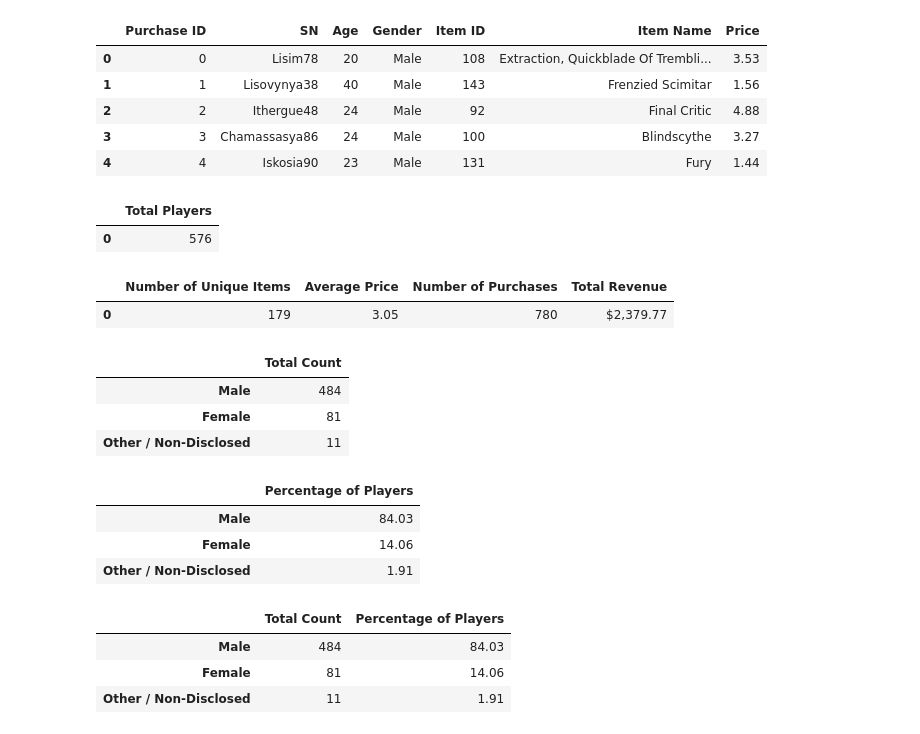
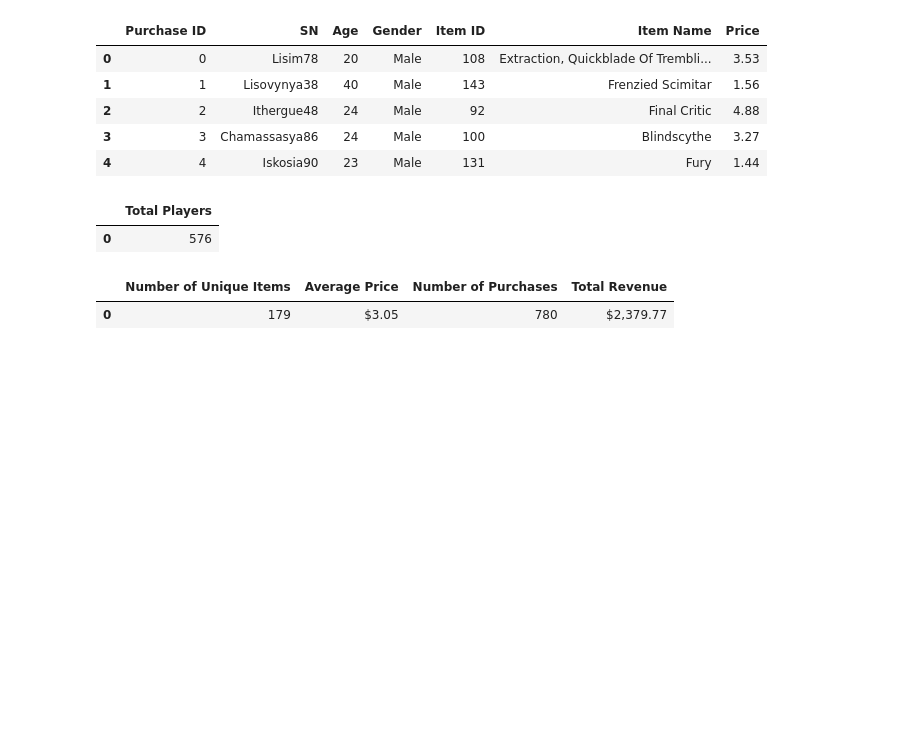
Before and after one commit to kamanzim/pandas-challenge, a Jupyter notebook: HeroesOfPymoli/HeroesOfPymoli_HW.ipynb, the cells around one changed output. Saved outputs shown, nothing was run; the diff lists cells and outputs as text; code cells hidden in the pictures; blank space fills up the shorter version.

```diff
--- a/HeroesOfPymoli/HeroesOfPymoli_HW.ipynb
+++ b/HeroesOfPymoli/HeroesOfPymoli_HW.ipynb
@@ -24,75 +24,18 @@ pd.DataFrame({"Total Players": [total_players]})
 |  | Total Players |
 | 0 | 576 |
 # %%
-# counting unique values in the Item ID column
+# Counting unique values in the Item ID column
+# Calculating the average price using the mean function and rounding it to two decimals using the round function
+# Calculating the number of purchases using the length function
+# Calculating the sum of the Price column using the sum function
+# Printing the results into a table (rounded) and printing the total revenue using f-strings
+
 unique_items = len(pd.unique(hop_df['Item ID']))
-
-# calculating the average price using the mean function and rounding it to two decimals using the round function
 average_price= round(hop_df['Price'].mean(), 2)
-
-# calculating the number of purchases using the length function
 purchases_number = len(hop_df['Price'])
-
-# calculating the sum of the Price column using the sum function
 total_revenue = hop_df['Price'].sum()
-
-# printing the results into a table (rounded and printed the total revenue using f-strings)
-pd.DataFrame({"Number of Unique Items": [unique_items], "Average Price": [average_price], "Number of Purchases": purchases_number,
+pd.DataFrame({"Number of Unique Items": [unique_items], "Average Price": ["$"'{:,.2f}'.format(average_price)], "Number of Purchases": purchases_number,
              "Total Revenue": ["$"'{:,.2f}'.format(total_revenue)]})
 # %% [output]
 |  | Number of Unique Items | Average Price | Number of Purchases | Total Revenue |
-| 0 | 179 | 3.05 | 780 | $2,379.77 |
+| 0 | 179 | $3.05 | 780 | $2,379.77 |
-# %%
-# recreating the csv file by removing all duplicates using the drop duplicates function and by specifying which column to use the function on
-unique_players_df = hop_df.drop_duplicates(subset='SN')
-
-# calculate the total count of all values in the Gender column using the len function
-total_gender_count = len(unique_players_df['Gender'])
-
-# calculating the count of every unique values in the Gender column using the value_counts function
-total_gender_value_count = unique_players_df['Gender'].value_counts()
-
-# calculating the percentage of the count of every unique values in the Gender column
-total_percentage_count = (total_gender_value_count / total_gender_count) * 100
-
-# rounding the percentage to 2 decimal places
-rounded_percentage = total_percentage_count.round(decimals=2)
-
-# converting the first series to frame
-table1_df = total_gender_value_count.to_frame()
-
-# renaming the header of the column to "Total Count"
-table1_df.rename(columns = {'Gender':'Total Count'}, inplace = True)
-
-# printing the first table
-table1_df.head()
-# %% [output]
-|  | Total Count |
-| Male | 484 |
-| Female | 81 |
-| Other / Non-Disclosed | 11 |
-# %%
-# converting the second series to frame
-table2_df = rounded_percentage.to_frame()
-
-# renaming the header of the column to "Percentage of Players"
-table2_df.rename(columns = {'Gender':'Percentage of Players'}, inplace = True)
-
-#printing the second table
-table2_df.head()
-# %% [output]
-|  | Percentage of Players |
-| Male | 84.03 |
-| Female | 14.06 |
-| Other / Non-Disclosed | 1.91 |
-# %%
-# merging the two tables using the merge function
-gender_demographics_df = pd.merge(table1_df, table2_df, left_index=True, right_index=True)
-
-#printing the merged dataframe
-gender_demographics_df.head()
-# %% [output]
-|  | Total Count | Percentage of Players |
-| Male | 484 | 84.03 |
-| Female | 81 | 14.06 |
-| Other / Non-Disclosed | 11 | 1.91 |
```
Also changed, not shown: parts of 13 cells of this notebook.
